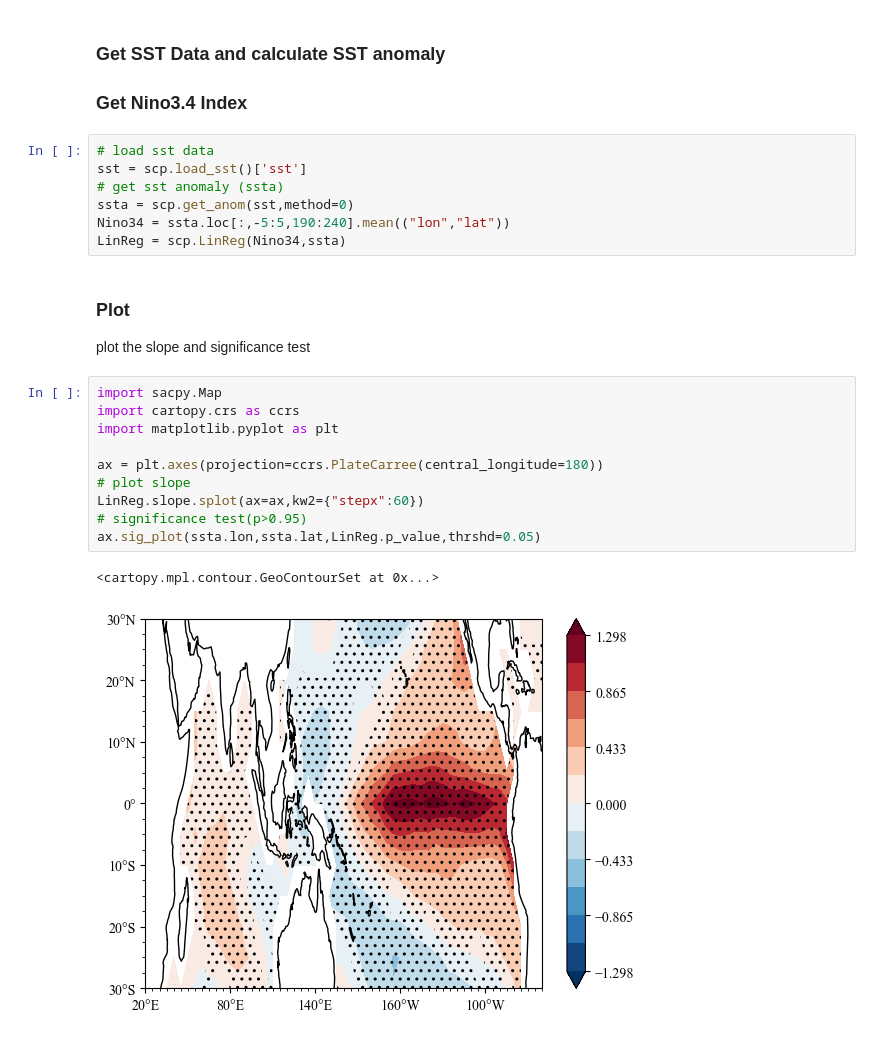
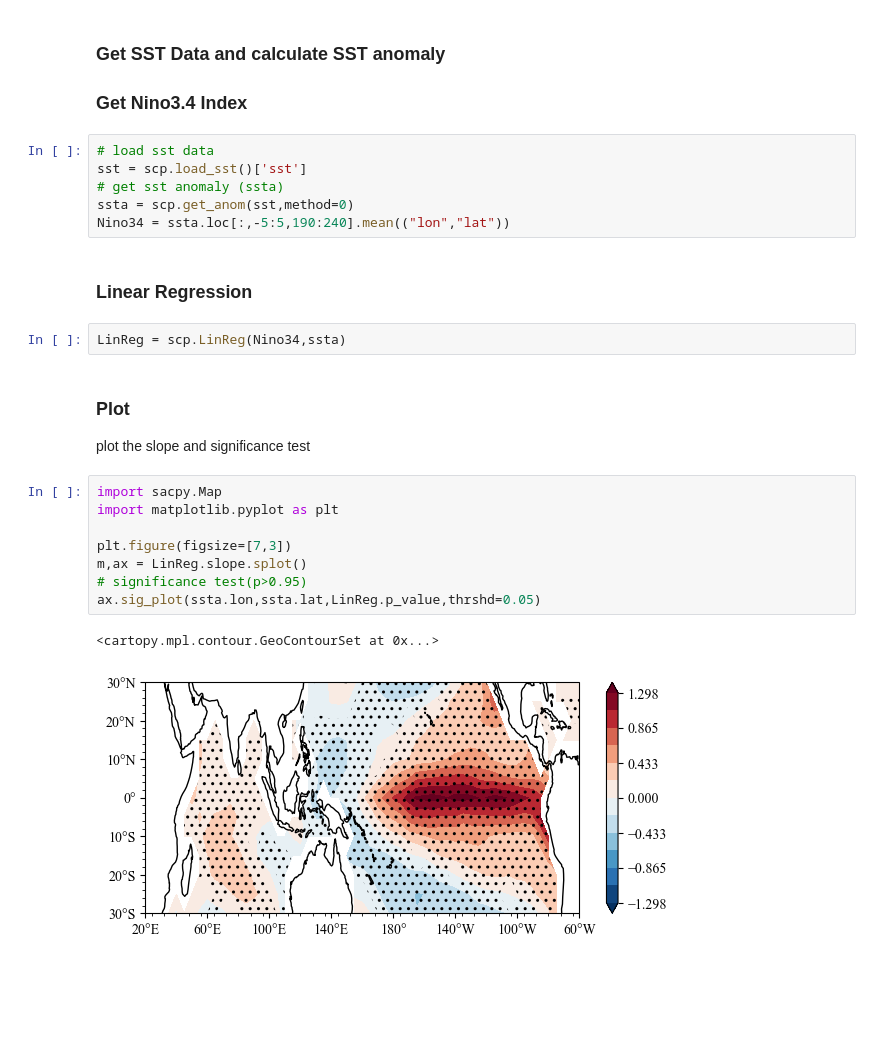
Before and after one commit to ZiluM/sacpy, a Jupyter notebook: docs/_sources/notebooks/LinReg.ipynb, the cells around one changed output. Saved outputs shown, nothing was run; the diff lists cells and outputs as text; blank space fills up the shorter version.

```diff
--- a/docs/_sources/notebooks/LinReg.ipynb
+++ b/docs/_sources/notebooks/LinReg.ipynb
@@ -45,21 +51,22 @@ sst = scp.load_sst()['sst']
 # get sst anomaly (ssta)
 ssta = scp.get_anom(sst,method=0)
 Nino34 = ssta.loc[:,-5:5,190:240].mean(("lon","lat"))
-LinReg = scp.LinReg(Nino34,ssta)
+# %% [markdown]
+### Linear Regression
+# %%
+LinReg = scp.LinReg(Nino34,ssta)
 # %% [markdown]
 ### Plot
 
 plot the slope and significance test
 # %%
 import sacpy.Map
-import cartopy.crs as ccrs
 import matplotlib.pyplot as plt
 
-ax = plt.axes(projection=ccrs.PlateCarree(central_longitude=180))
-# plot slope
-LinReg.slope.splot(ax=ax,kw2={"stepx":60})
+plt.figure(figsize=[7,3])
+m,ax = LinReg.slope.splot()
 # significance test(p>0.95)
 ax.sig_plot(ssta.lon,ssta.lat,LinReg.p_value,thrshd=0.05)
 # %% [output]
 <cartopy.mpl.contour.GeoContourSet at 0x...>
-[figure, old version]
+[figure, new version]
```
Also changed, not shown: parts of 1 cell of this notebook, 24 other files.
